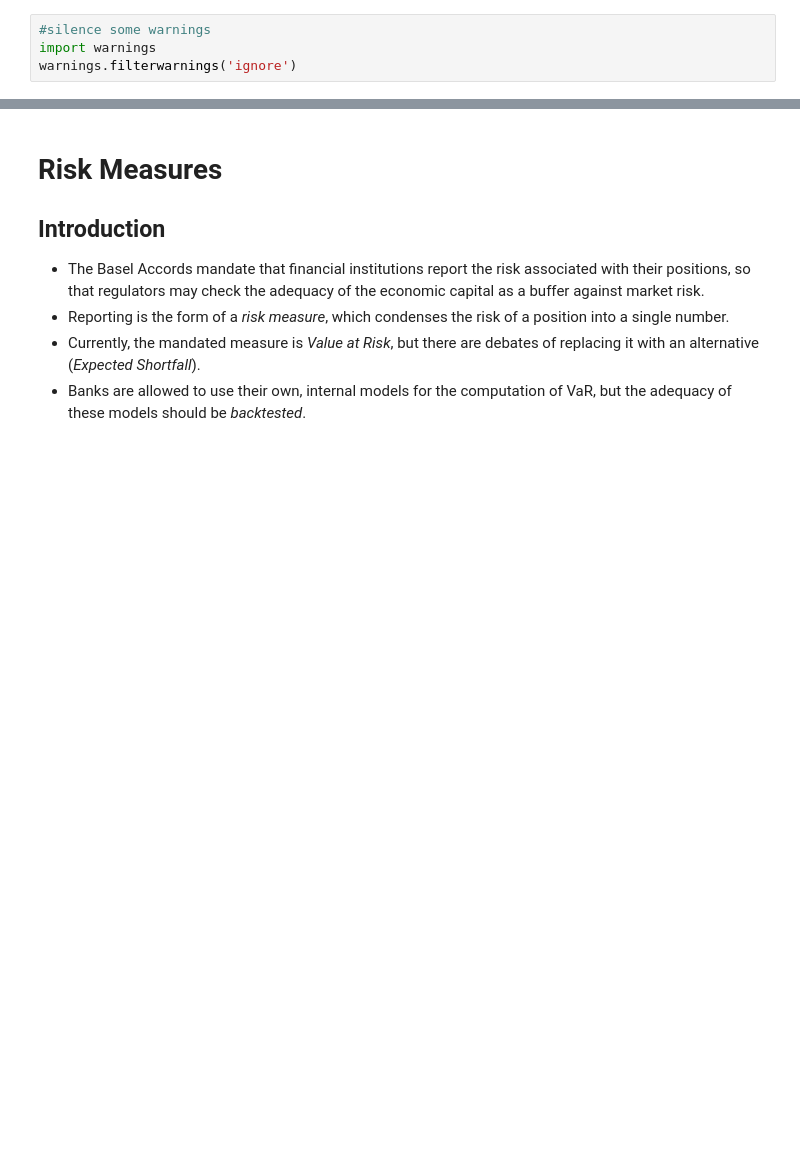
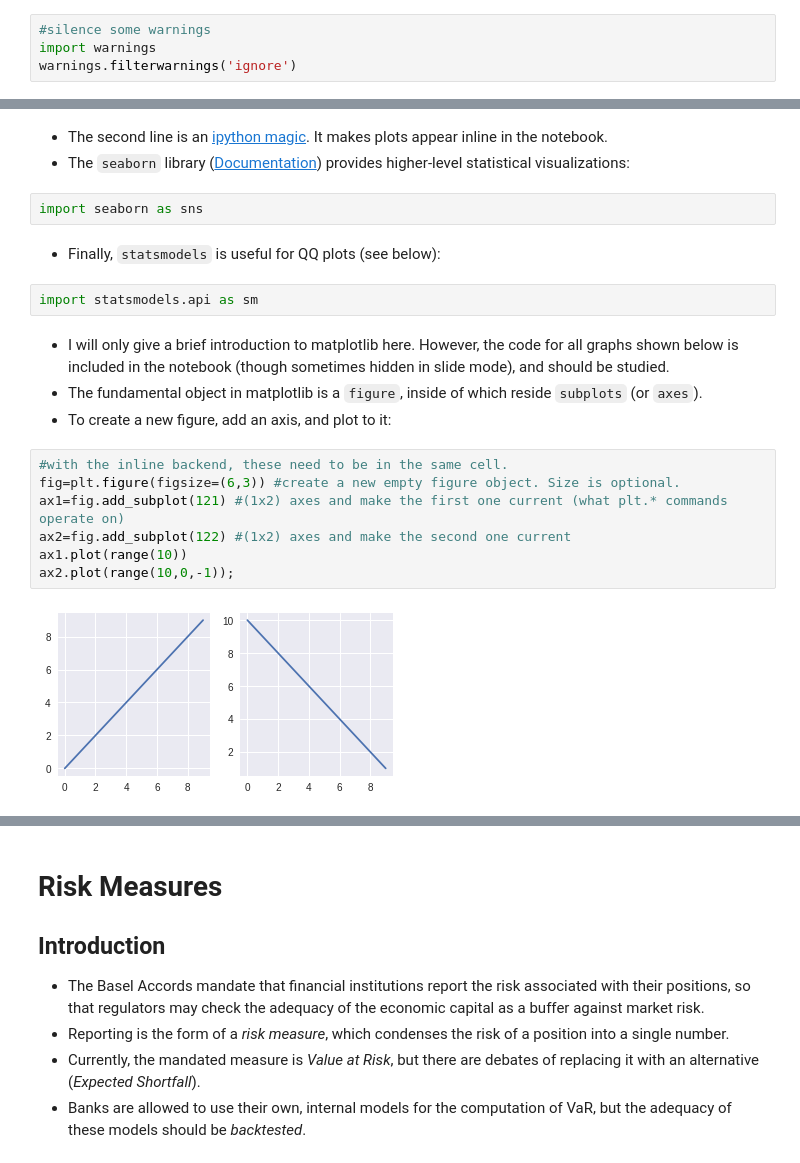
Before and after one commit to s-broda/ComputationalFinance, a Jupyter notebook: slides/week3.ipynb, the cells around one changed output, grey strips where cells are left out. Cells and saved outputs as stored; diff of their text form; blank space fills up the shorter version.

Commit message:
plotting intro

```diff
--- a/slides/week3.ipynb
+++ b/slides/week3.ipynb
@@ -9,0 +15,22 @@ warnings.filterwarnings('ignore')
+# %% [markdown]
+* The second line is an [ipython magic](http://ipython.readthedocs.io/en/stable/interactive/magics.html). It makes plots appear inline in the notebook.
+* The `seaborn` library ([Documentation](https://seaborn.pydata.org/tutorial.html)) provides higher-level statistical visualizations:
+# %%
+import seaborn as sns
+# %% [markdown]
+* Finally, `statsmodels` is useful for QQ plots (see below):
+# %%
+import statsmodels.api as sm
+# %% [markdown]
+* I will only give a brief introduction to matplotlib here. However, the code for all graphs shown below is included in the notebook (though sometimes hidden in slide mode), and should be studied.
+* The fundamental object in matplotlib is a `figure`, inside of which reside `subplots` (or `axes`).
+* To create a new figure, add an axis, and plot to it:
+# %%
+#with the inline backend, these need to be in the same cell.
+fig=plt.figure(figsize=(6,3)) #create a new empty figure object. Size is optional.
+ax1=fig.add_subplot(121) #(1x2) axes and make the first one current (what plt.* commands operate on)
+ax2=fig.add_subplot(122) #(1x2) axes and make the second one current
+ax1.plot(range(10))
+ax2.plot(range(10,0,-1));
+# %% [output]
+[figure, added]
```
Also changed, not shown: parts of 19 cells of this notebook, 8 other files.
